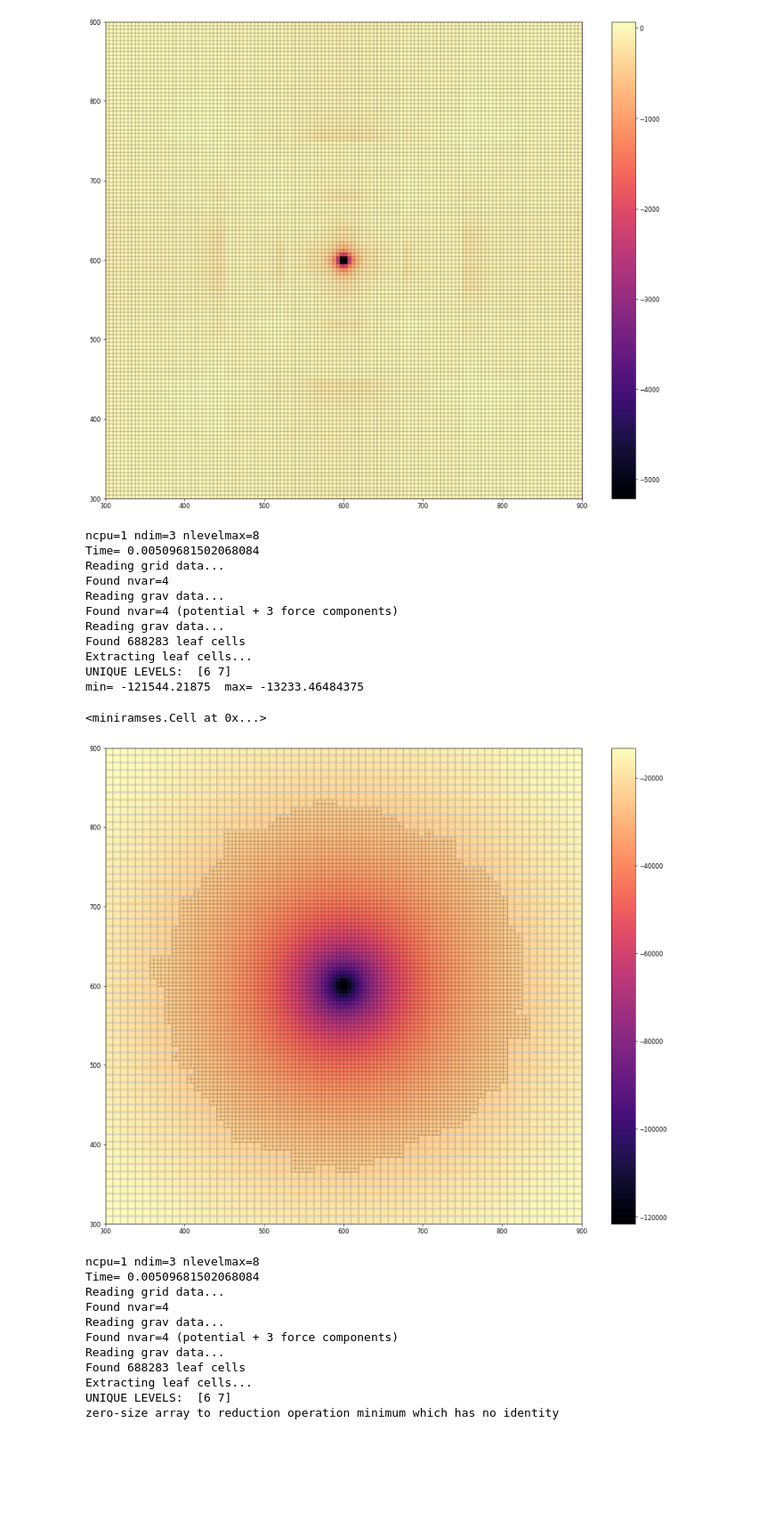
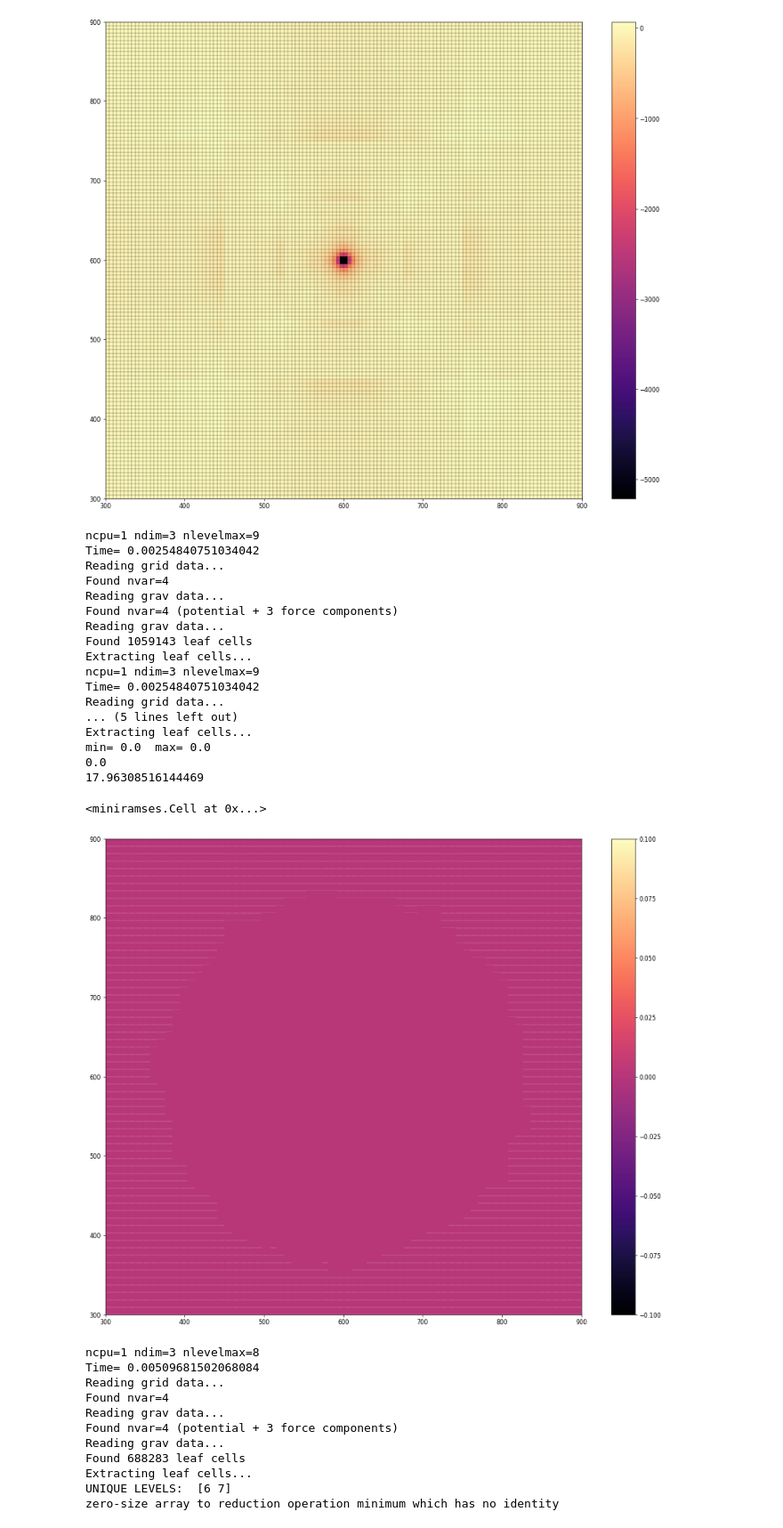
Before and after one commit to Byeol-Haneul/Ramses-FMM, a Jupyter notebook: analyze/amr.ipynb, the cells around one changed output. Shown at 89% size. Saved outputs shown, nothing was run; the diff lists cells and outputs as text; code cells hidden in the pictures; blank space fills up the shorter version.

```diff
--- a/analyze/amr.ipynb
+++ b/analyze/amr.ipynb
@@ -192,21 +232,27 @@ min= -5211.1484375  max= 71.73046875
 <miniramses.Cell at 0x...>
 [figure]
 # %%
-plot(3, 600, True)
+compare(23,2,600,False)
 # %% [output]
-ncpu=1 ndim=3 nlevelmax=8
-Time= 0.00509681502068084
+ncpu=1 ndim=3 nlevelmax=9
+Time= 0.00254840751034042
 Reading grid data...
 Found nvar=4
 Reading grav data...
 Found nvar=4 (potential + 3 force components)
 Reading grav data...
-Found 688283 leaf cells
+Found 1059143 leaf cells
 Extracting leaf cells...
-UNIQUE LEVELS:  [6 7]
-min= -121544.21875  max= -13233.46484375
+ncpu=1 ndim=3 nlevelmax=9
+Time= 0.00254840751034042
+Reading grid data...
+... (5 lines left out)
+Extracting leaf cells...
+min= 0.0  max= 0.0
+0.0
+17.96308516144469
 <miniramses.Cell at 0x...>
-[figure, old version]
+[figure, new version]
 # %%
 plot(3, False)
 # %% [output]
```
Also changed, not shown: parts of 5 cells of this notebook, 2 other files.
